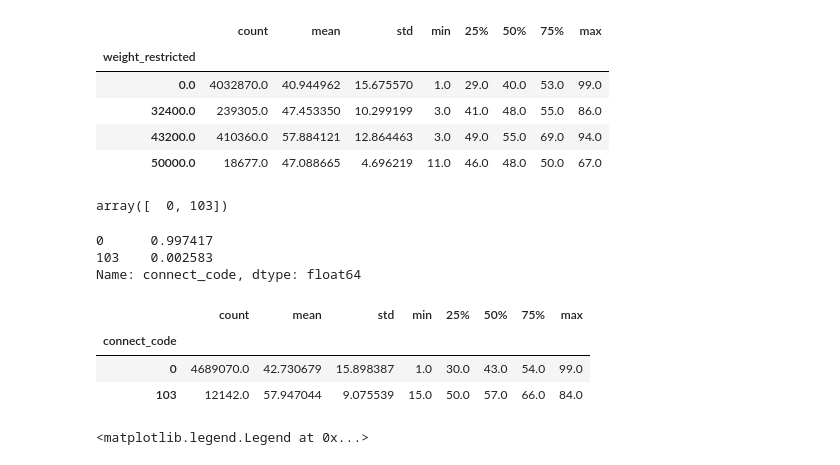
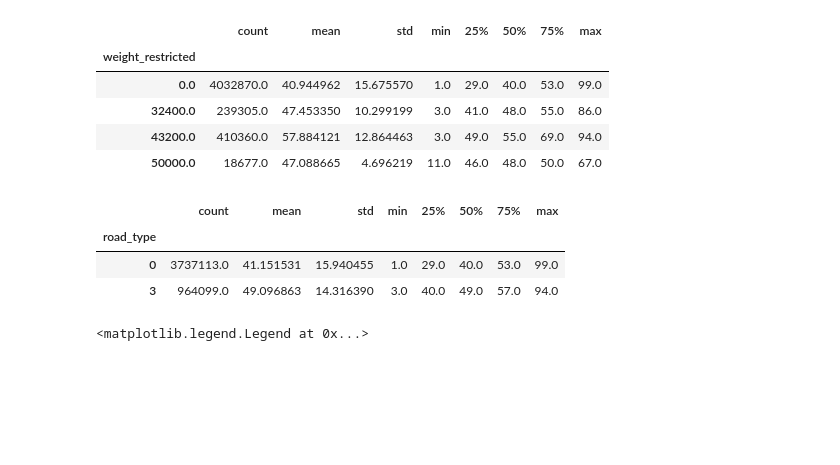
Before and after one commit to oymin2001/DataScience, a Jupyter notebook: Traffic_Jeju.ipynb, the cells around one changed output. Drawn from its saved outputs; the diff is of its cells as text; code cells hidden in the pictures; blank space fills up the shorter version.

```diff
--- a/Traffic_Jeju.ipynb
+++ b/Traffic_Jeju.ipynb
@@ -91,0 +89,5 @@ df_train.describe().T.sort_values(by='std', ascending=False).style.background_gr
+# %%
+df_train["year"] =df_train["base_date"].dt.year
+df_train["month"] =df_train["base_date"].dt.month
+df_train["date"] =df_train["base_date"].dt.day
+df_train.head()
@@ -282,3 +281,29 @@ Name: target, dtype: float32
 
 2. day_of_week: 주말의 시작이 다가오는 금요일이 가장 정체되는걸 알 수 있음. 일요일이 가장 target이 높음
 3. base_hour: 당연히 새벽에 가장 정체가 없고, 퇴근시간이 가까워질 수록 정체가 심한걸 알 수 있음
+# %%
+def month(x) :
+    if x ==7 :
+        return 2
+    elif x in [11,12] :
+        return 1
+    else :
+        return 0
+
+def hour(x):
+    if x in [16,17,18,19]:
+        return 1
+    else:
+        return 0
+
+def week(x):
+    if x == '금':
+        return 2
+    elif x == '일':
+        return 0
+    else:
+        return 1
+# %%
+df_train['m_month'] = df_train['month'].apply(month)
+df_train['m_hour'] = df_train['base_hour'].apply(hour)
+df_train['m_week'] = df_train['day_of_week'].apply(week)
@@ -381,23 +416,13 @@ df_train.groupby('weight_restricted').describe()['target'] # 하중제한이 432
 | 32400.0 | 239305.0 | 47.453350 | 10.299199 | 3.0 | 41.0 | 48.0 | 55.0 | 86.0 |
 | 43200.0 | 410360.0 | 57.884121 | 12.864463 | 3.0 | 49.0 | 55.0 | 69.0 | 94.0 |
 | 50000.0 | 18677.0 | 47.088665 | 4.696219 | 11.0 | 46.0 | 48.0 | 50.0 | 67.0 |
-# %%
-df_train['connect_code'].unique()
-# %% [output]
-array([  0, 103])
-# %%
-df_train['connect_code'].value_counts() / df_train['connect_code'].count()
-# %% [output]
-0      0.997417
-103    0.002583
-Name: connect_code, dtype: float64
 # %%
-df_train.groupby('connect_code').describe()['target']
+df_train.groupby('road_type').describe()['target']
 # %% [output]
 |  | count | mean | std | min | 25% | 50% | 75% | max |
-| connect_code |  |  |  |  |  |  |  |  |
-| 0 | 4689070.0 | 42.730679 | 15.898387 | 1.0 | 30.0 | 43.0 | 54.0 | 99.0 |
-| 103 | 12142.0 | 57.947044 | 9.075539 | 15.0 | 50.0 | 57.0 | 66.0 | 84.0 |
+| road_type |  |  |  |  |  |  |  |  |
+| 0 | 3737113.0 | 41.151531 | 15.940455 | 1.0 | 29.0 | 40.0 | 53.0 | 99.0 |
+| 3 | 964099.0 | 49.096863 | 14.316390 | 3.0 | 40.0 | 49.0 | 57.0 | 94.0 |
 # %%
 ax=df_train.plot(kind="scatter",x='start_longitude',y='start_latitude',alpha=.4,s=df_train['lane_count'],label='lane_count',
                 figsize=(12,7),c='target',cmap=plt.get_cmap('jet'),colorbar=True,sharex=False)
```
Also changed, not shown: parts of 26 cells of this notebook.
